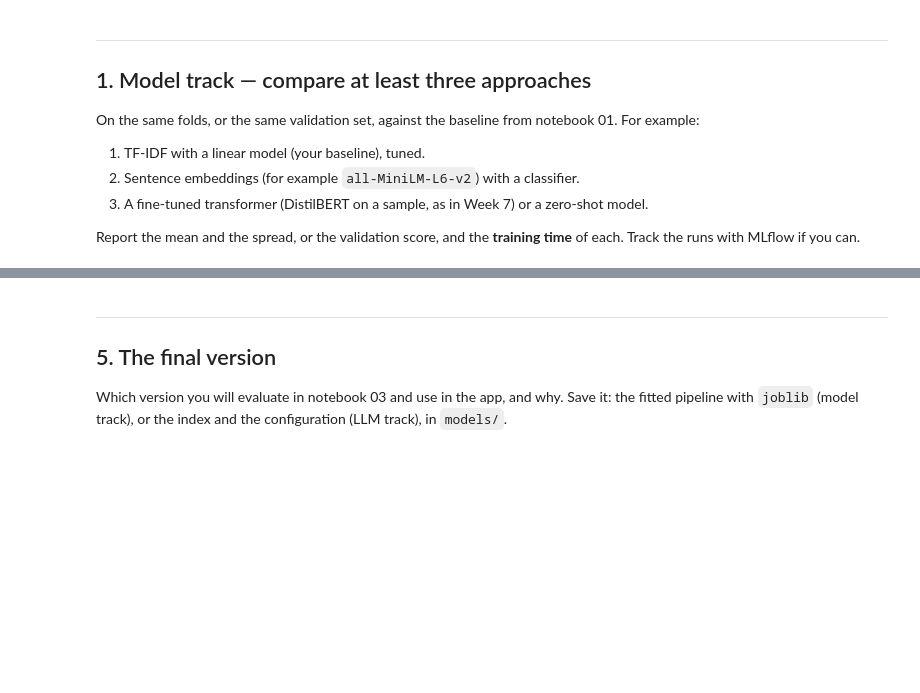
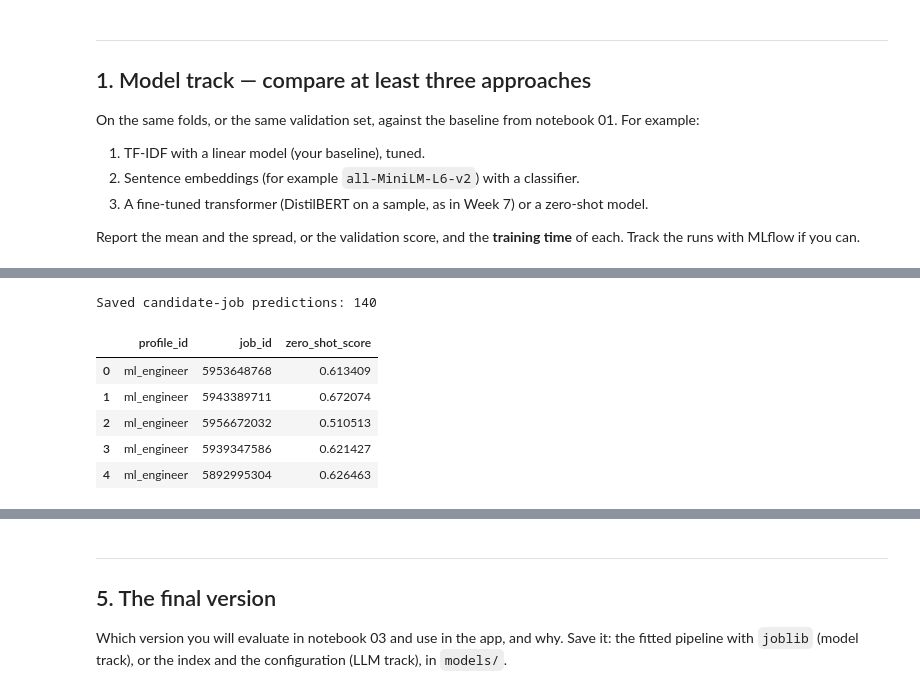
Before and after one commit to rekha-cyber/find-job-lab, a Jupyter notebook: notebooks/02_build.ipynb, the cells around one changed output, grey strips where cells are left out. Saved outputs shown, nothing was run; the diff lists cells and outputs as text; code cells hidden in the pictures; blank space fills up the shorter version.

```diff
--- a/notebooks/02_build.ipynb
+++ b/notebooks/02_build.ipynb
@@ -15,14 +15,18 @@ Build your solution, compare the design choices with evidence, and choose your f
 ## 0. Setup
 # %%
 import sys
-sys.path.append("..")          # so `src` is importable from inside notebooks/
+from pathlib import Path
+import json
+import time
 
 import pandas as pd
-import numpy as np
-import matplotlib.pyplot as plt
-import seaborn as sns
 
-from src.functions import *
+from sentence_transformers import SentenceTransformer
+from sklearn.feature_extraction.text import TfidfVectorizer
+from sklearn.metrics.pairwise import cosine_similarity
+from transformers import pipeline
+
+ROOT = Path.cwd().parent
+sys.path.insert(0, str(ROOT))
 
 pd.set_option("display.max_colwidth", 200)
-sns.set_theme(style="whitegrid")
@@ -176 +253,19 @@ def zero_shot_match(candidate_text, job_text):
+# %%
+# Load previously generated zero-shot scores
+zero_shot_results = pd.read_csv(
+    ROOT / "data/zero_shot_scores.csv",
+    dtype={"job_id": str}
+)
+
+print("Saved candidate-job predictions:", len(zero_shot_results))
+
+display(zero_shot_results.head())
+# %% [output]
+Saved candidate-job predictions: 140
+|  | profile_id | job_id | zero_shot_score |
+| 0 | ml_engineer | 5953648768 | 0.613409 |
+| 1 | ml_engineer | 5943389711 | 0.672074 |
+| 2 | ml_engineer | 5956672032 | 0.510513 |
+| 3 | ml_engineer | 5939347586 | 0.621427 |
+| 4 | ml_engineer | 5892995304 | 0.626463 |
 # %%
```
Also changed, not shown: parts of 21 cells of this notebook, 13 other files.
